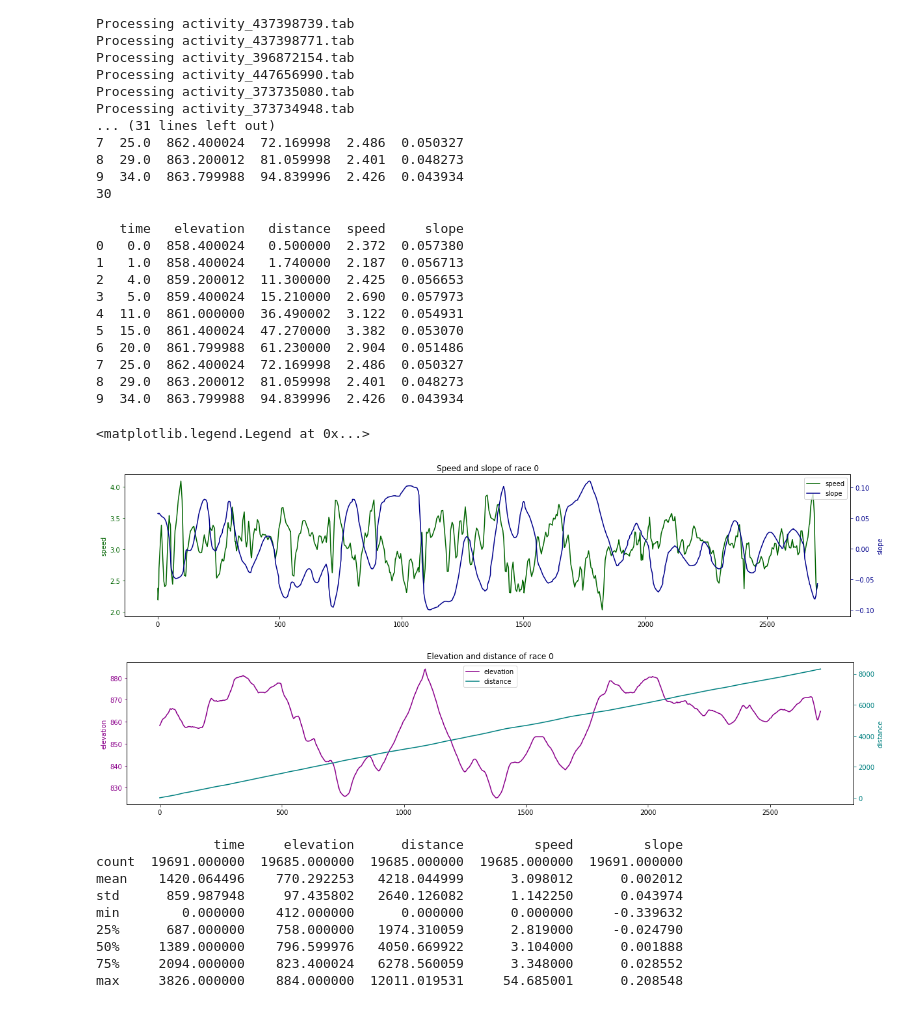
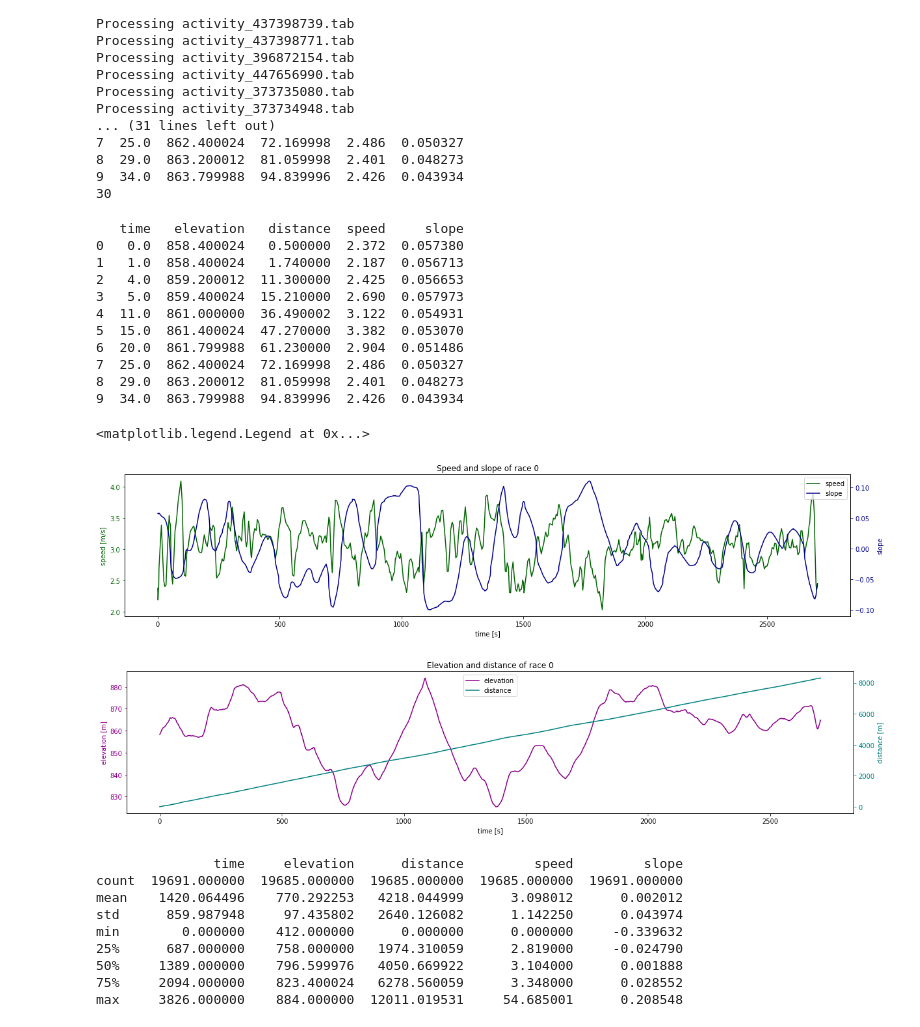
Before and after one commit to axelfahy/RacePrediction, a Jupyter notebook: src/RaceLSTM.ipynb, the cells around one changed output. Drawn from its saved outputs; the diff is of its cells as text; code cells hidden in the pictures.

Commit message:
feat(plot): add labels to plot
Add missing labels for axis in plots from notebook

```diff
--- a/src/RaceLSTM.ipynb
+++ b/src/RaceLSTM.ipynb
@@ -91,45 +91,47 @@ print(data[:10])
 # There are two different scales (left and right y axis)
 fig_speed_slope, ax1_ss = plt.subplots(figsize=(20, 4))
 plt.title('Speed and slope of race ' + str(RACE_NUMBER))
+plt.xlabel('time [s]')
 
 speed, = ax1_ss.plot(data['time'], data['speed'], color='darkgreen', linestyle='-')
-ax1_ss.set_ylabel('speed', color='darkgreen')
+ax1_ss.set_ylabel('speed [m/s]', color='darkgreen')
 ax1_ss.tick_params('y', colors='darkgreen')
 ax2_ss = ax1_ss.twinx()
 slope, = ax2_ss.plot(data['time'], data['slope'], color='darkblue', linestyle='-')
 ax2_ss.set_ylabel('slope', color='darkblue')
 ax2_ss.tick_params('y', colors='darkblue')
 p = [speed, slope]
 ax1_ss.legend(p, [p_.get_label() for p_ in p], loc='upper right')
 
 # Plot the elevation and the distance
 fig_elevation_distance, ax1_ed = plt.subplots(figsize=(20, 4))
 plt.title('Elevation and distance of race ' + str(RACE_NUMBER))
+plt.xlabel('time [s]')
 
 elevation, = ax1_ed.plot(data['time'], data['elevation'], color='darkmagenta', linestyle='-')
-ax1_ed.set_ylabel('elevation', color='darkmagenta')
+ax1_ed.set_ylabel('elevation [m]', color='darkmagenta')
 ax1_ed.tick_params('y', colors='darkmagenta')
 ax2_ed = ax1_ed.twinx()
 distance, = ax2_ed.plot(data['time'], data['distance'], color='teal', linestyle='-')
-ax2_ed.set_ylabel('distance', color='teal')
+ax2_ed.set_ylabel('distance [m]', color='teal')
 ax2_ed.tick_params('y', colors='teal')
 p = [elevation, distance]
 ax1_ed.legend(p, [p_.get_label() for p_ in p], loc='upper center')
 # %% [output]
    time   elevation   distance  speed     slope
 0   0.0  858.400024   0.500000  2.372  0.057380
 1   1.0  858.400024   1.740000  2.187  0.056713
 2   4.0  859.200012  11.300000  2.425  0.056653
 3   5.0  859.400024  15.210000  2.690  0.057973
 4  11.0  861.000000  36.490002  3.122  0.054931
 5  15.0  861.400024  47.270000  3.382  0.053070
 6  20.0  861.799988  61.230000  2.904  0.051486
 7  25.0  862.400024  72.169998  2.486  0.050327
 8  29.0  863.200012  81.059998  2.401  0.048273
 9  34.0  863.799988  94.839996  2.426  0.043934
 <matplotlib.legend.Legend at 0x...>
-[figure, old version]
+[figure, new version]
-[figure, old version]
+[figure, new version]
 # %%
 # Statistics on data
 # Concatenation of all races and statistics
```
Also changed, not shown: parts of 4 cells of this notebook.
